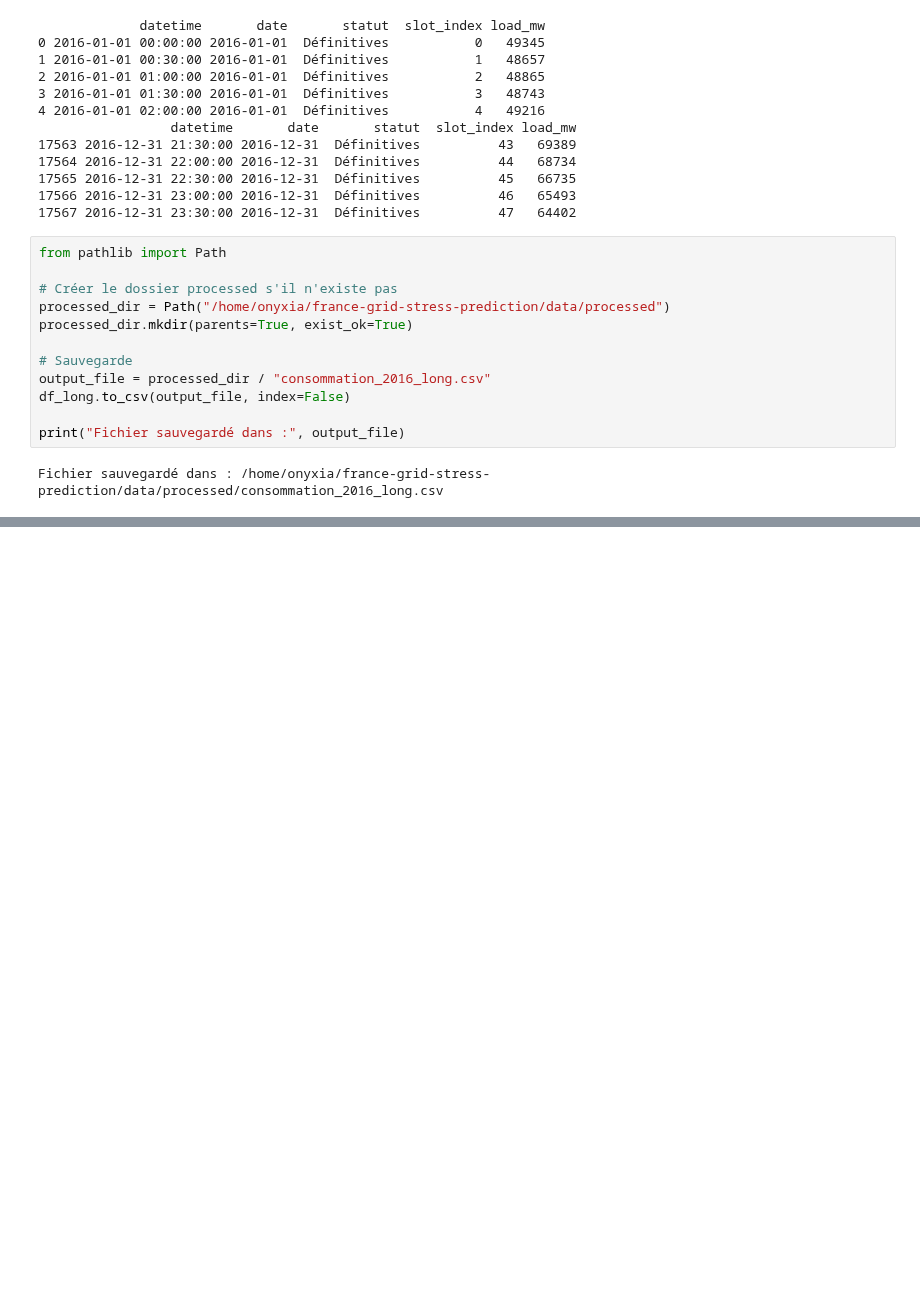
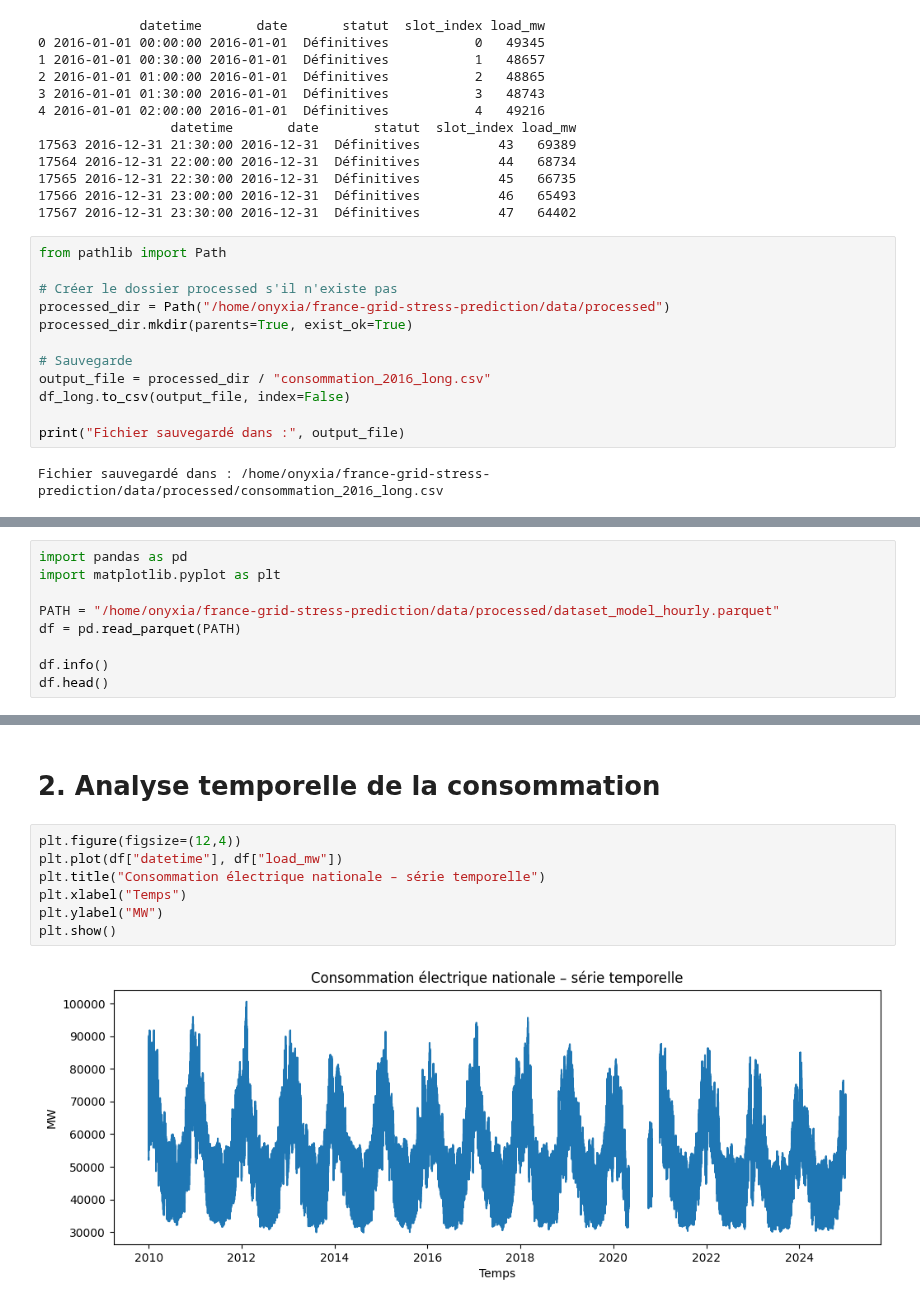
Before and after one commit to quentinbenchetrit/france-grid-stress-prediction, a Jupyter notebook: notebooks/01_exploration.ipynb, the cells around one changed output, grey strips where cells are left out. Cells and saved outputs as stored; diff of their text form; blank space fills up the shorter version.

```diff
--- a/notebooks/01_exploration.ipynb
+++ b/notebooks/01_exploration.ipynb
@@ -258,0 +259,9 @@ Fichier sauvegardé dans : /home/onyxia/france-grid-stress-prediction/data/proce
+# %%
+import pandas as pd
+import matplotlib.pyplot as plt
+
+PATH = "/home/onyxia/france-grid-stress-prediction/data/processed/dataset_model_hourly.parquet"
+df = pd.read_parquet(PATH)
+
+df.info()
+df.head()
@@ -258,0 +289,11 @@ Fichier sauvegardé dans : /home/onyxia/france-grid-stress-prediction/data/proce
+# %% [markdown]
+# 2. Analyse temporelle de la consommation
+# %%
+plt.figure(figsize=(12,4))
+plt.plot(df["datetime"], df["load_mw"])
+plt.title("Consommation électrique nationale – série temporelle")
+plt.xlabel("Temps")
+plt.ylabel("MW")
+plt.show()
+# %% [output]
+[figure, added]
```
Also changed, not shown: parts of 21 cells of this notebook.
